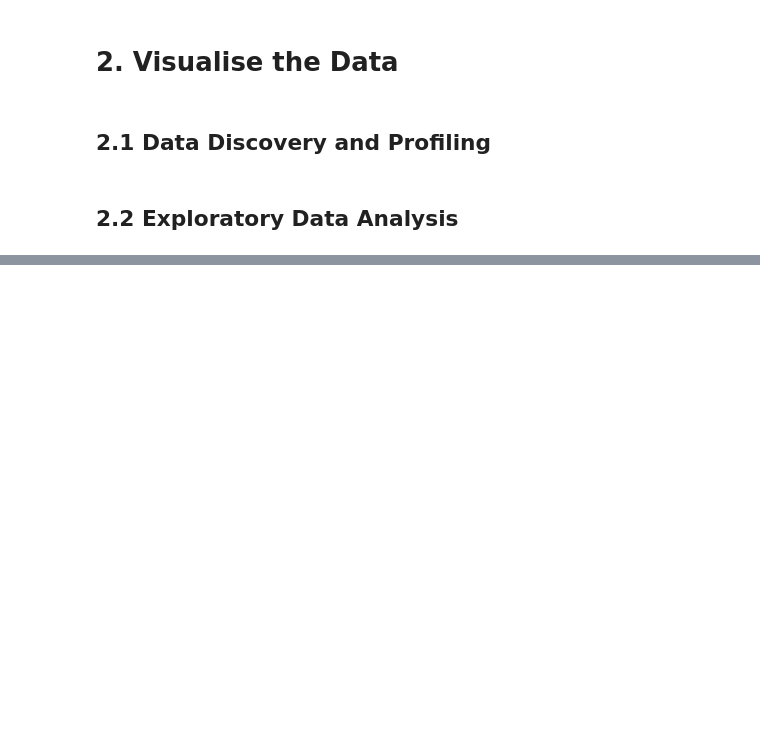
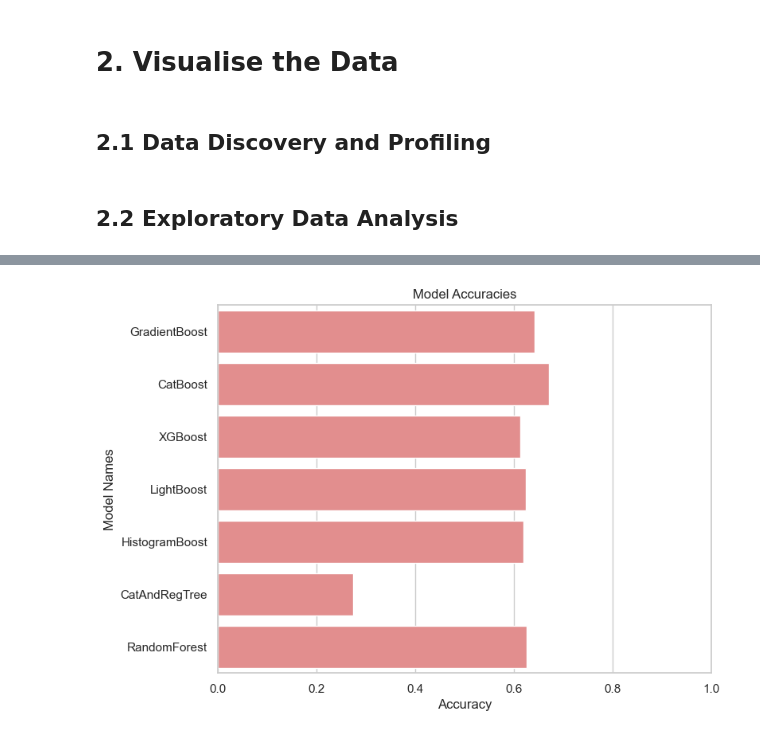
Before and after one commit to sofiaamihan/box-office-analyser, a Jupyter notebook: visuals.ipynb, the cells around one changed output, grey strips where cells are left out. Saved outputs shown, nothing was run; the diff lists cells and outputs as text; code cells hidden in the pictures; blank space fills up the shorter version.

```diff
--- a/visuals.ipynb
+++ b/visuals.ipynb
@@ -530,0 +865,5 @@ display(df)
+# %%
+pca = PCA(n_components=5)
+pca.fit(new2)
+new_data2 = pd.DataFrame(pca.transform(new2), columns=['pc1', 'pc2', 'pc3', 'pc4', 'pc5'])
+display(new_data2)
@@ -530,0 +884,3 @@ display(df)
+# %%
+X_test = pd.DataFrame(X_test).join(new_data2)
+display(X_test)
@@ -530,0 +903,16 @@ display(df)
+# %%
+# Fix Data Types
+X_train['approval_index'] = pd.to_numeric(X_train['approval_index'], errors='coerce')
+X_train['budget_scaled'] = pd.to_numeric(X_train['budget_scaled'], errors='coerce')
+X_train['year_scaled'] = pd.to_numeric(X_train['year_scaled'], errors='coerce')
+X_train['runtime_category_Medium'] = pd.to_numeric(X_train['runtime_category_Medium'], errors='coerce')
+X_train['runtime_category_Long'] = pd.to_numeric(X_train['runtime_category_Long'], errors='coerce')
+X_train['runtime_category_VeryLong'] = pd.to_numeric(X_train['runtime_category_VeryLong'], errors='coerce')
+# %%
+# Fix Data Types
+X_test['approval_index'] = pd.to_numeric(X_test['approval_index'], errors='coerce')
+X_test['budget_scaled'] = pd.to_numeric(X_test['budget_scaled'], errors='coerce')
+X_test['year_scaled'] = pd.to_numeric(X_test['year_scaled'], errors='coerce')
+X_test['runtime_category_Medium'] = pd.to_numeric(X_test['runtime_category_Medium'], errors='coerce')
+X_test['runtime_category_Long'] = pd.to_numeric(X_test['runtime_category_Long'], errors='coerce')
+X_test['runtime_category_VeryLong'] = pd.to_numeric(X_test['runtime_category_VeryLong'], errors='coerce')
@@ -530,0 +1068,13 @@ display(df)
+# %%
+# Model Accuracies Bar Chart
+data = pd.DataFrame({"Names": name, "Accuracies": accuracy})
+sns.set(style="whitegrid")
+plt.figure(figsize=(8, 6))
+sns.barplot(x="Accuracies", y="Names", data=data, color="lightcoral")
+plt.xlim(0, 1)
+plt.xlabel("Accuracy")
+plt.ylabel("Model Names")
+plt.title("Model Accuracies")
+plt.show()
+# %% [output]
+[figure, added]
```
Also changed, not shown: parts of 47 cells of this notebook, 7 other files.
